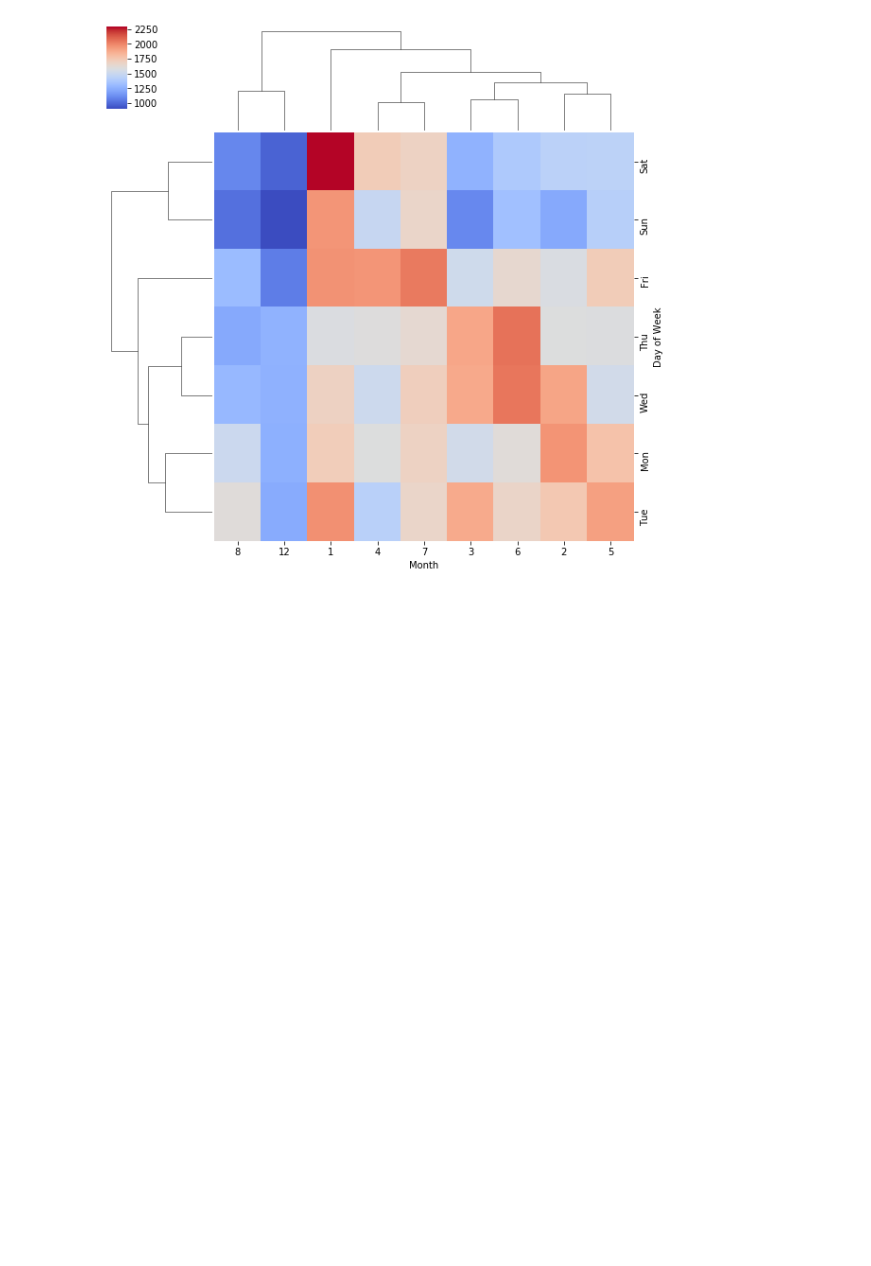
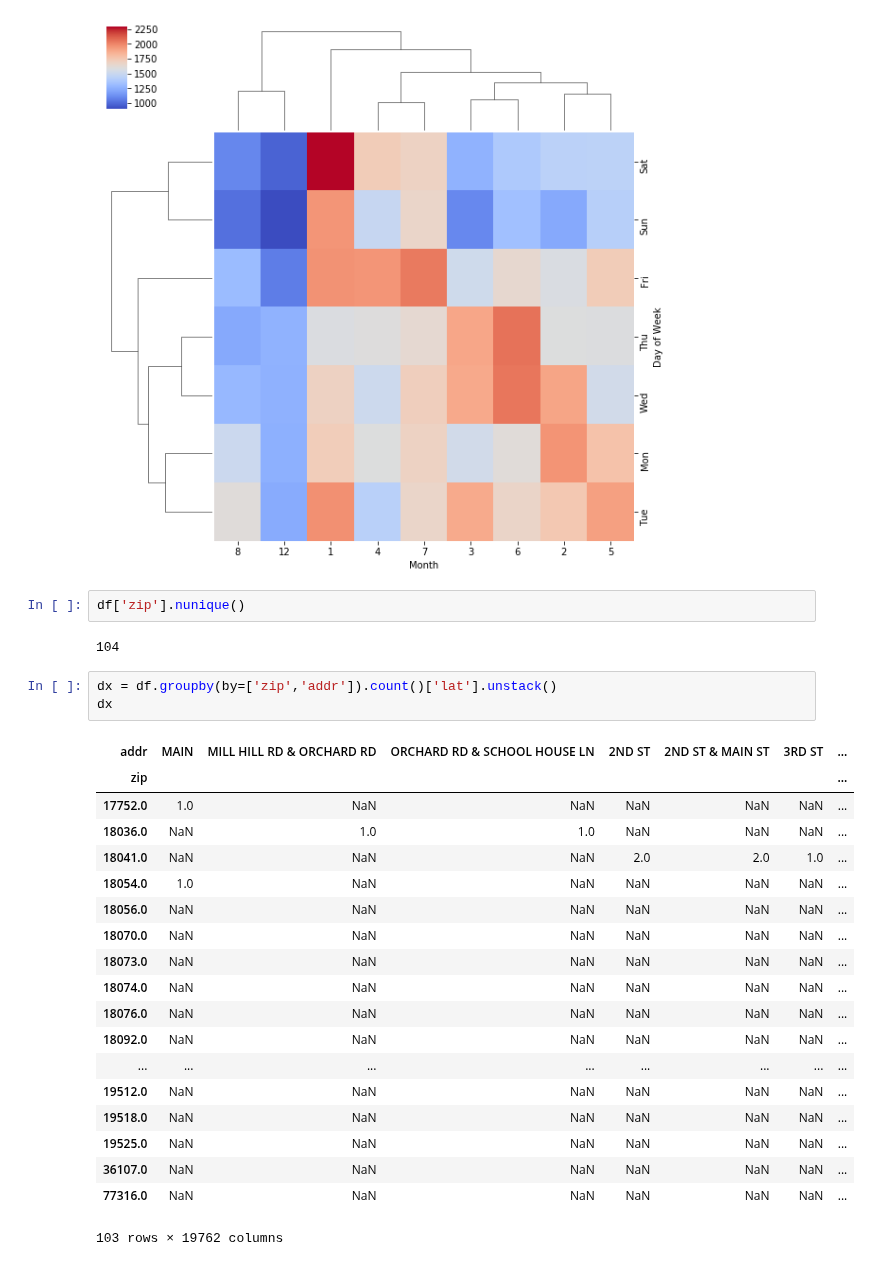
Before and after one commit to BrianAKass/Machine-Learning-Projects, a Jupyter notebook: PML Projects/08-01b - 911 calls part II .ipynb, the cells around one changed output. Cells and saved outputs as stored; diff of their text form; blank space fills up the shorter version.

```diff
--- a/PML Projects/08-01b - 911 calls part II .ipynb
+++ b/PML Projects/08-01b - 911 calls part II .ipynb
@@ -383,3 +371,30 @@ sns.clustermap(dayMonth, cmap='coolwarm')
 <seaborn.matrix.ClusterGrid at 0x...>
 <Figure size 864x432 with 0 Axes>
 [figure]
+# %%
+df['zip'].nunique()
+# %% [output]
+104
+# %%
+dx = df.groupby(by=['zip','addr']).count()['lat'].unstack()
+dx
+# %% [output]
+| addr | MAIN | MILL HILL RD & ORCHARD RD | ORCHARD RD & SCHOOL HOUSE LN | 2ND ST | 2ND ST & MAIN ST | 3RD ST | ... |
+| zip |  |  |  |  |  |  | ... |
+| 17752.0 | 1.0 | NaN | NaN | NaN | NaN | NaN | ... |
+| 18036.0 | NaN | 1.0 | 1.0 | NaN | NaN | NaN | ... |
+| 18041.0 | NaN | NaN | NaN | 2.0 | 2.0 | 1.0 | ... |
+| 18054.0 | 1.0 | NaN | NaN | NaN | NaN | NaN | ... |
+| 18056.0 | NaN | NaN | NaN | NaN | NaN | NaN | ... |
+| 18070.0 | NaN | NaN | NaN | NaN | NaN | NaN | ... |
+| 18073.0 | NaN | NaN | NaN | NaN | NaN | NaN | ... |
+| 18074.0 | NaN | NaN | NaN | NaN | NaN | NaN | ... |
+| 18076.0 | NaN | NaN | NaN | NaN | NaN | NaN | ... |
+| 18092.0 | NaN | NaN | NaN | NaN | NaN | NaN | ... |
+| ... | ... | ... | ... | ... | ... | ... | ... |
+| 19512.0 | NaN | NaN | NaN | NaN | NaN | NaN | ... |
+| 19518.0 | NaN | NaN | NaN | NaN | NaN | NaN | ... |
+| 19525.0 | NaN | NaN | NaN | NaN | NaN | NaN | ... |
+| 36107.0 | NaN | NaN | NaN | NaN | NaN | NaN | ... |
+| 77316.0 | NaN | NaN | NaN | NaN | NaN | NaN | ... |
+103 rows × 19762 columns
```
Also changed, not shown: parts of 2 cells of this notebook, 2 other files.
